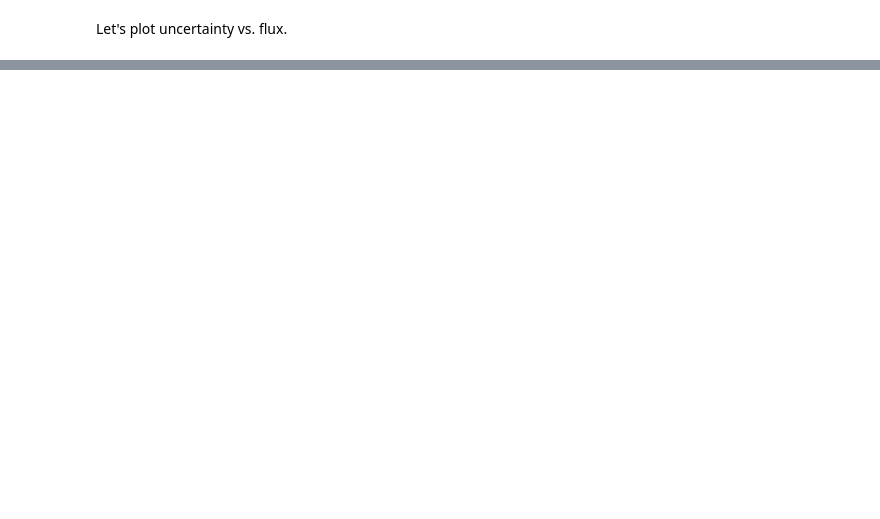
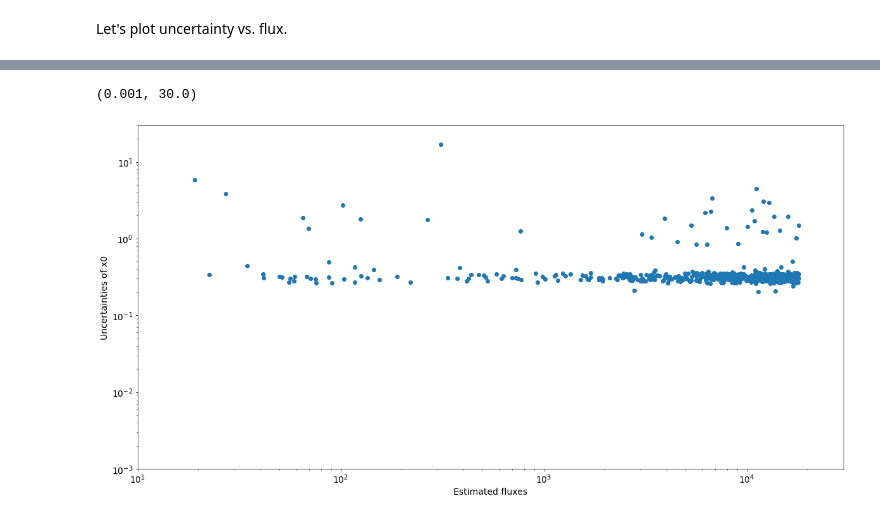
Before and after one commit to kawatadaisuke/JASMINE-analysis-testing, a Jupyter notebook: ePSF-centroid-HSTtutorial.ipynb, the cells around one changed output, grey strips where cells are left out. Drawn from its saved outputs; the diff is of its cells as text; code cells hidden in the pictures; blank space fills up the shorter version.

```diff
--- a/ePSF-centroid-HSTtutorial.ipynb
+++ b/ePSF-centroid-HSTtutorial.ipynb
@@ -250,0 +254,9 @@ plt.xlim([10.0, 30000])
+# %%
+psf_model = IntegratedGaussianPRF(sigma=sigma_psf)
+
+photometry_gpsf = IterativelySubtractedPSFPhotometry(finder=iraffind, group_maker=grouper,
+                                                bkg_estimator=mmm_bkg, psf_model=psf_model,
+                                                fitter=LevMarLSQFitter(),
+                                                niters=2, fitshape=(11,11))
+result_gpsf_tab = photometry_gpsf(image)
+residual_gpsf_image = photometry_gpsf.get_residual_image()
@@ -250,0 +274,11 @@ plt.xlim([10.0, 30000])
+# %%
+plt.scatter(result_gpsf_tab['flux_fit'], result_gpsf_tab['x_0_unc'])
+plt.xlabel('Estimated fluxes')
+plt.ylabel('Uncertainties of x0')
+plt.xscale('log')
+plt.yscale('log')
+plt.xlim([10.0, 30000])
+plt.ylim([1.0e-3, 30.0])
+# %% [output]
+(0.001, 30.0)
+[figure, added]
```
Also changed, not shown: parts of 4 cells of this notebook.
